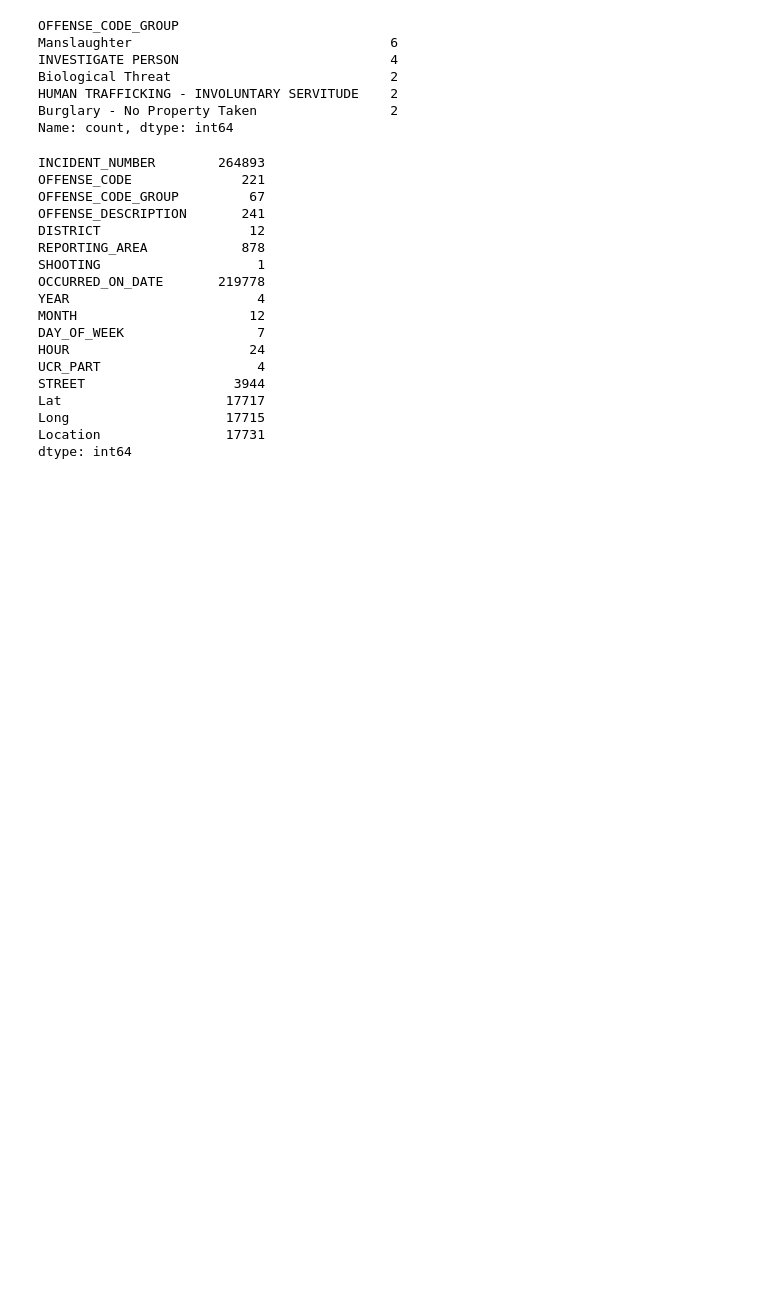
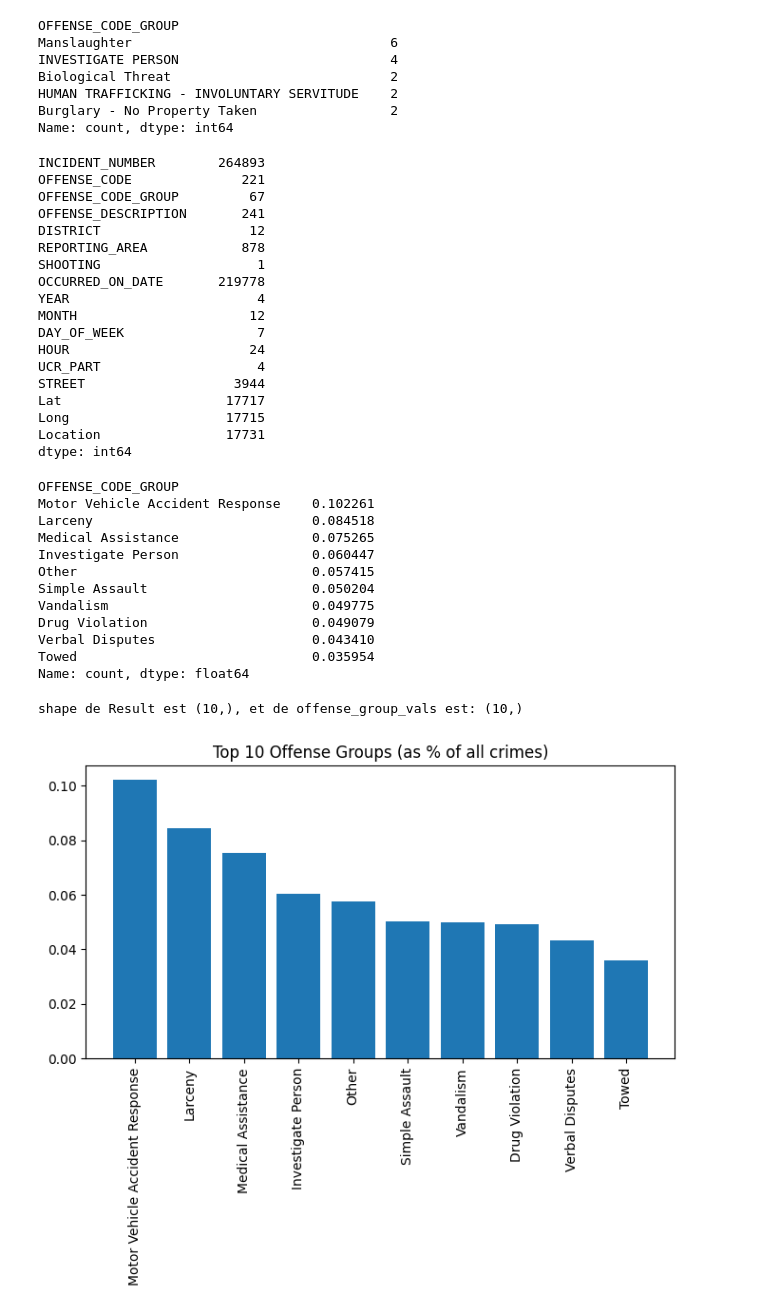
Before and after one commit to anass1209/Data_analytics_Project, a Jupyter notebook: data exploration.ipynb, the cells around one changed output. Drawn from its saved outputs; the diff is of its cells as text; code cells hidden in the pictures; blank space fills up the shorter version.

```diff
--- a/data exploration.ipynb
+++ b/data exploration.ipynb
@@ -29,4 +29,4 @@ import pandas as pd
 import numpy as np
 import matplotlib.pyplot as plt
 # %%
-data = pd.read_csv(r"C:\Users\Anass\AppData\Roaming\Code\User\globalStorage\github.remotehub\ec024370594da218ecf3b0482736e621\changestore\vscode-vfs-github\anass1209\data-analytics-criminal-project\crime.csv", encoding = "iso_ir_100")
+data = pd.read_csv(r"https://github.com/anass1209/data-analytics-criminal-project/raw/main/crime.csv", encoding = "iso_ir_100")
@@ -238,3 +236,33 @@ Lat                     17717
 Long                    17715
 Location                17731
 dtype: int64
+# %%
+#Top 10 Offense Groups
+offense_group_vals = data.OFFENSE_CODE_GROUP.value_counts()[:10]
+
+display(offense_group_vals / data.shape[0])
+
+Result = (offense_group_vals / data.shape[0])
+print(f"shape de Result est {Result.shape}, et de offense_group_vals est: {offense_group_vals.shape}")
+
+
+plt.figure(figsize=[8,4])
+plt.bar(offense_group_vals.index, Result)
+plt.title('Top 10 Offense Groups (as % of all crimes)')
+plt.xticks(rotation=90)
+plt.show()
+# %% [output]
+OFFENSE_CODE_GROUP
+Motor Vehicle Accident Response    0.102261
+Larceny                            0.084518
+Medical Assistance                 0.075265
+Investigate Person                 0.060447
+Other                              0.057415
+Simple Assault                     0.050204
+Vandalism                          0.049775
+Drug Violation                     0.049079
+Verbal Disputes                    0.043410
+Towed                              0.035954
+Name: count, dtype: float64
+shape de Result est (10,), et de offense_group_vals est: (10,)
+[figure, added]
```
Also changed, not shown: parts of 14 cells of this notebook, 1 other file.
